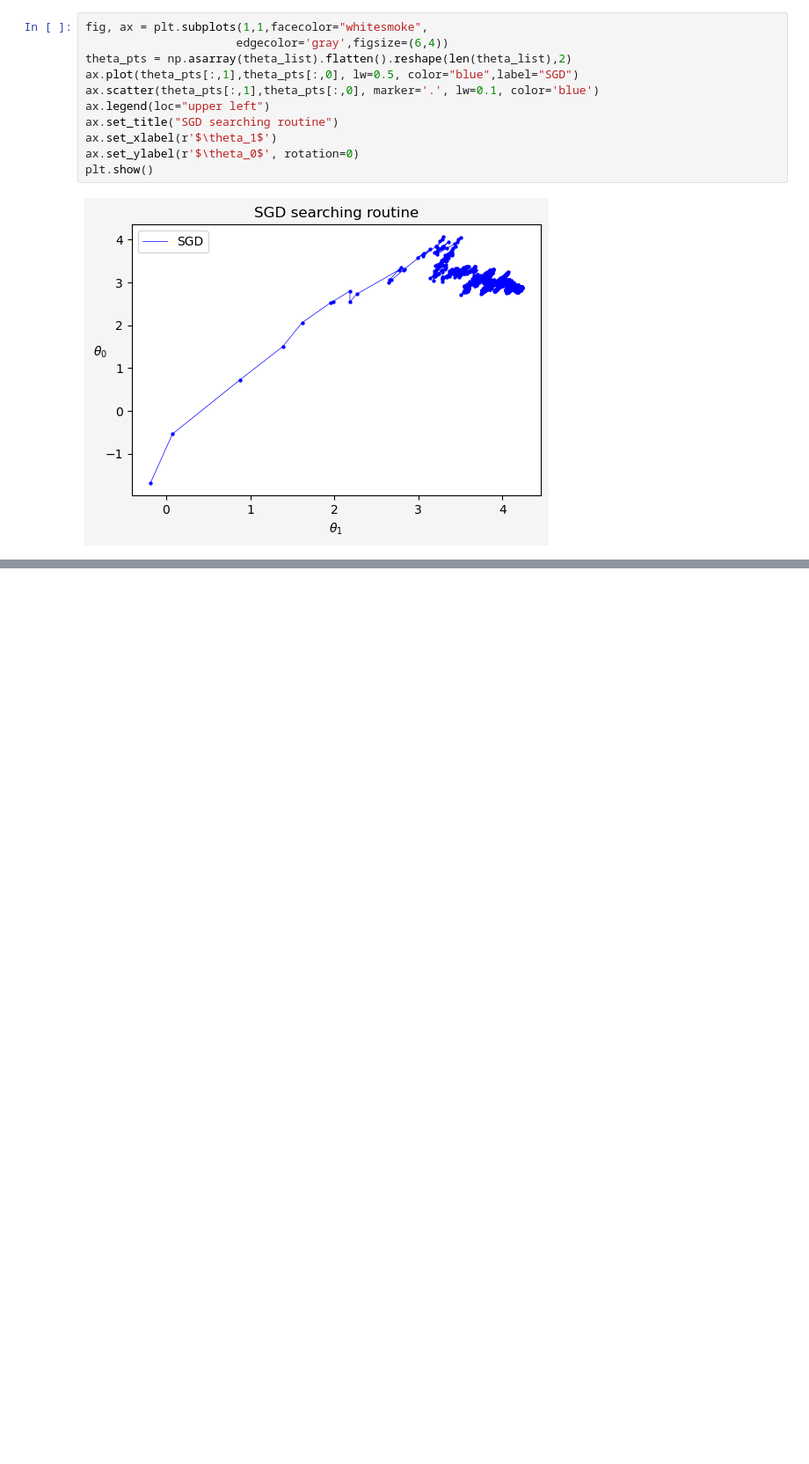
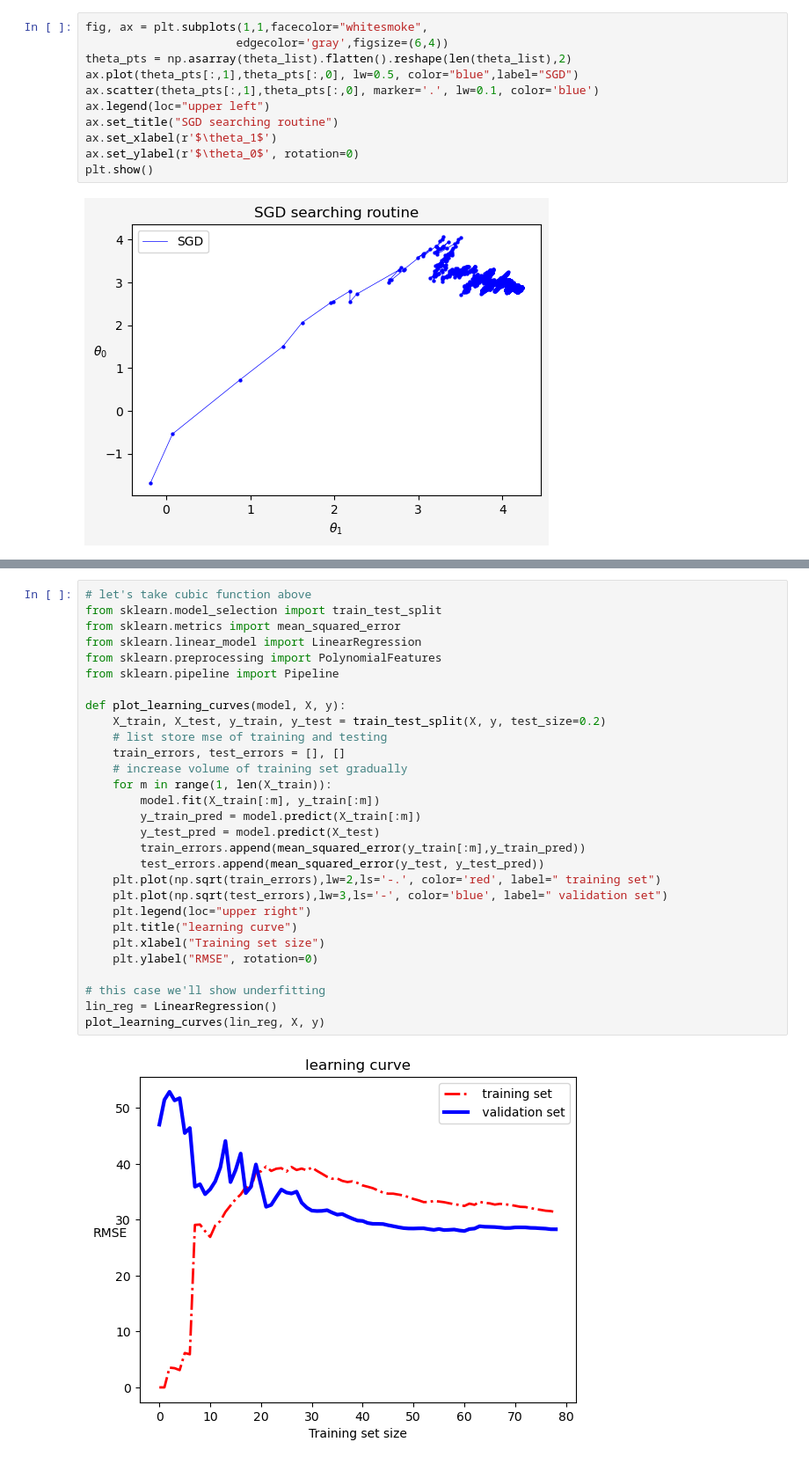
Before and after one commit to ChauserMondieu/machine_learning, a Jupyter notebook: chapters/training_model.ipynb, the cells around one changed output, grey strips where cells are left out. Shown at 88% size. Cells and saved outputs as stored; diff of their text form; blank space fills up the shorter version.

```diff
--- a/chapters/training_model.ipynb
+++ b/chapters/training_model.ipynb
@@ -181,0 +233,31 @@ plt.show()
+# %%
+# let's take cubic function above
+from sklearn.model_selection import train_test_split
+from sklearn.metrics import mean_squared_error
+from sklearn.linear_model import LinearRegression
+from sklearn.preprocessing import PolynomialFeatures
+from sklearn.pipeline import Pipeline
+
+def plot_learning_curves(model, X, y):
+    X_train, X_test, y_train, y_test = train_test_split(X, y, test_size=0.2)
+    # list store mse of training and testing
+    train_errors, test_errors = [], []
+    # increase volume of training set gradually
+    for m in range(1, len(X_train)):
+        model.fit(X_train[:m], y_train[:m])
+        y_train_pred = model.predict(X_train[:m])
+        y_test_pred = model.predict(X_test)
+        train_errors.append(mean_squared_error(y_train[:m],y_train_pred))
+        test_errors.append(mean_squared_error(y_test, y_test_pred))
+    plt.plot(np.sqrt(train_errors),lw=2,ls='-.', color='red', label=" training set")
+    plt.plot(np.sqrt(test_errors),lw=3,ls='-', color='blue', label=" validation set")
+    plt.legend(loc="upper right")
+    plt.title("learning curve")
+    plt.xlabel("Training set size")
+    plt.ylabel("RMSE", rotation=0)
+
+# this case we'll show underfitting
+lin_reg = LinearRegression()
+plot_learning_curves(lin_reg, X, y)
+# %% [output]
+[figure, added]
```
Also changed, not shown: parts of 5 cells of this notebook.
